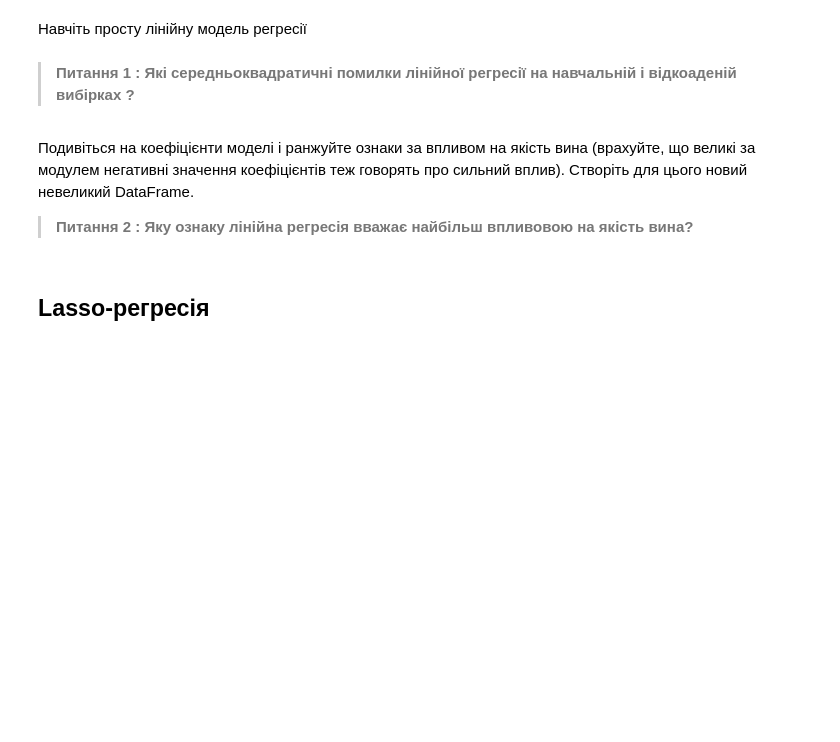
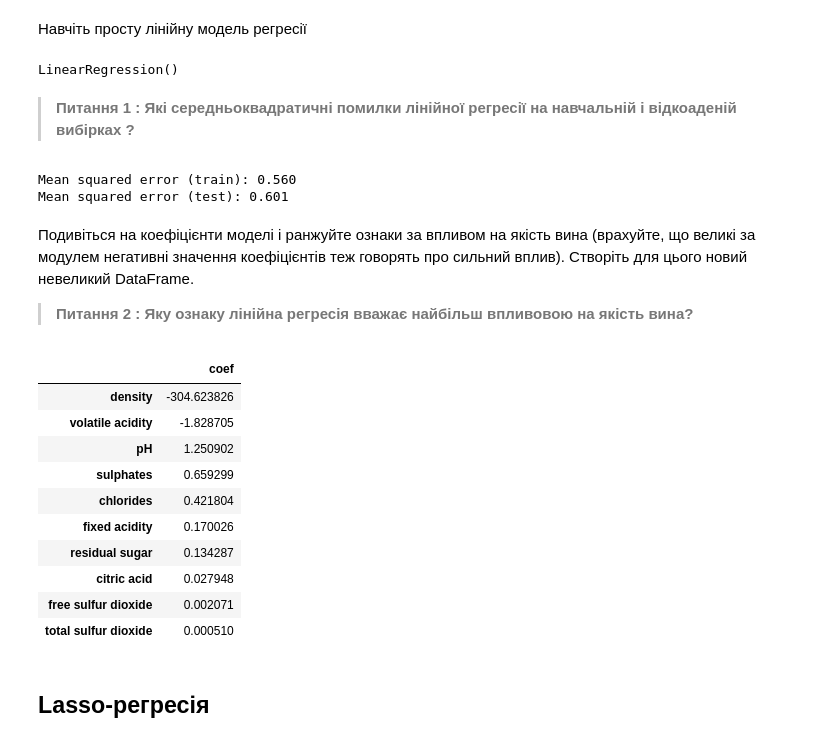
Before and after one commit to Kenobi-Knobs/DataScienceSSUCourse, a Jupyter notebook: ODZ/module_tests_1_2.ipynb, the cells around one changed output. Saved outputs shown, nothing was run; the diff lists cells and outputs as text; code cells hidden in the pictures; blank space fills up the shorter version.

Commit message:
module_tests_1_2

```diff
--- a/ODZ/module_tests_1_2.ipynb
+++ b/ODZ/module_tests_1_2.ipynb
@@ -75,12 +75,12 @@ memory usage: 459.3 KB
 # %% [markdown]
 Відокремте цільову змінну, розділіть навчальну вибірку у відношенні 7:3 (30% - під задишену вибірку, нехай random_state=17) і нормалізуйте дані за допомогою StandartScaler
 # %%
-y = # Ваш код тут
+y = data.quality
 data.drop("quality", axis=1, inplace=True)
-X_train, X_holdout, y_train, y_holdout = train_test_split # Ваш код тут
+X_train, X_holdout, y_train, y_holdout = train_test_split(data.iloc[:,:-1], y, test_size=0.3, random_state=17)
 scaler = StandardScaler()
-X_train_scaled = scaler.fit_transform # Ваш код тут
-X_holdout_scaled = scaler.transform # Ваш код тут
+X_train_scaled = scaler.fit_transform(X_train)
+X_holdout_scaled = scaler.transform(X_holdout)
 # %% [markdown]
 ## Лінійна регресія
 # %% [markdown]
@@ -91,8 +88,16 @@ linreg.fit # Ваш код тут
+# %%
+linreg =   LinearRegression()
+linreg.fit(X_train, y_train)
+# %% [output]
+LinearRegression()
 # %% [markdown]
 > **Питання 1 : Які середньоквадратичні помилки лінійної регресії на навчальній і відкоаденій вибірках ?**
 # %%
-print("Mean squared error (train): %.3f" % # Ваш код тут
-print("Mean squared error (test): %.3f" % # Ваш код тут
+print("Mean squared error (train): %.3f" % mean_squared_error(linreg.predict(X_train), y_train))
+print("Mean squared error (test): %.3f" % mean_squared_error(linreg.predict(X_holdout), y_holdout))
+# %% [output]
+Mean squared error (train): 0.560
+Mean squared error (test): 0.601
 # %% [markdown]
 Подивіться на коефіцієнти моделі і ранжуйте ознаки за впливом на якість вина (врахуйте, що великі за модулем негативні значення коефіцієнтів теж говорять про сильний вплив). Створіть для цього новий невеликий DataFrame.
 > **Питання 2 : Яку ознаку лінійна регресія вважає найбільш впливовою на якість вина?**
@@ -102,3 +104,18 @@ linreg_coef.sort_values # Ваш код тут
+# %%
+linreg_coef = pd.DataFrame(data=linreg.coef_, index=X_train.columns, columns=['coef'])
+linreg_coef.reindex(linreg_coef.coef.abs().sort_values(ascending=False).index)
+# %% [output]
+|  | coef |
+| density | -304.623826 |
+| volatile acidity | -1.828705 |
+| pH | 1.250902 |
+| sulphates | 0.659299 |
+| chlorides | 0.421804 |
+| fixed acidity | 0.170026 |
+| residual sugar | 0.134287 |
+| citric acid | 0.027948 |
+| free sulfur dioxide | 0.002071 |
+| total sulfur dioxide | 0.000510 |
 # %% [markdown]
 ## Lasso-регресія
 # %% [markdown]
```
Also changed, not shown: parts of 24 cells of this notebook.
